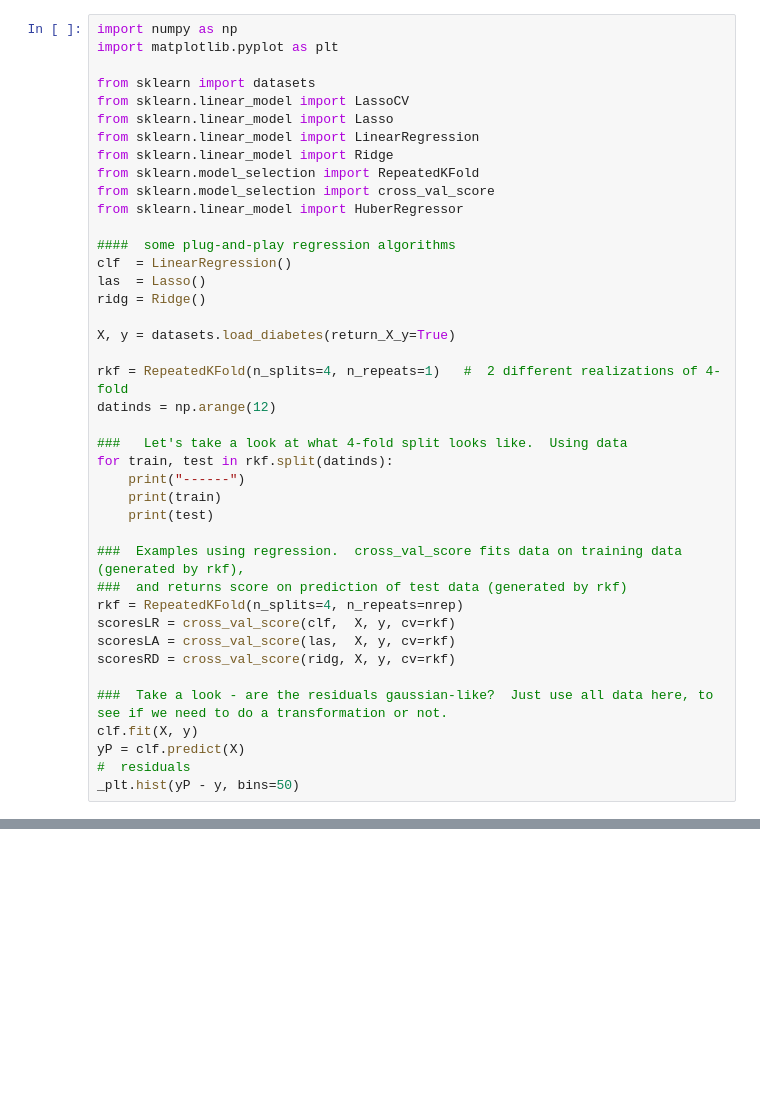
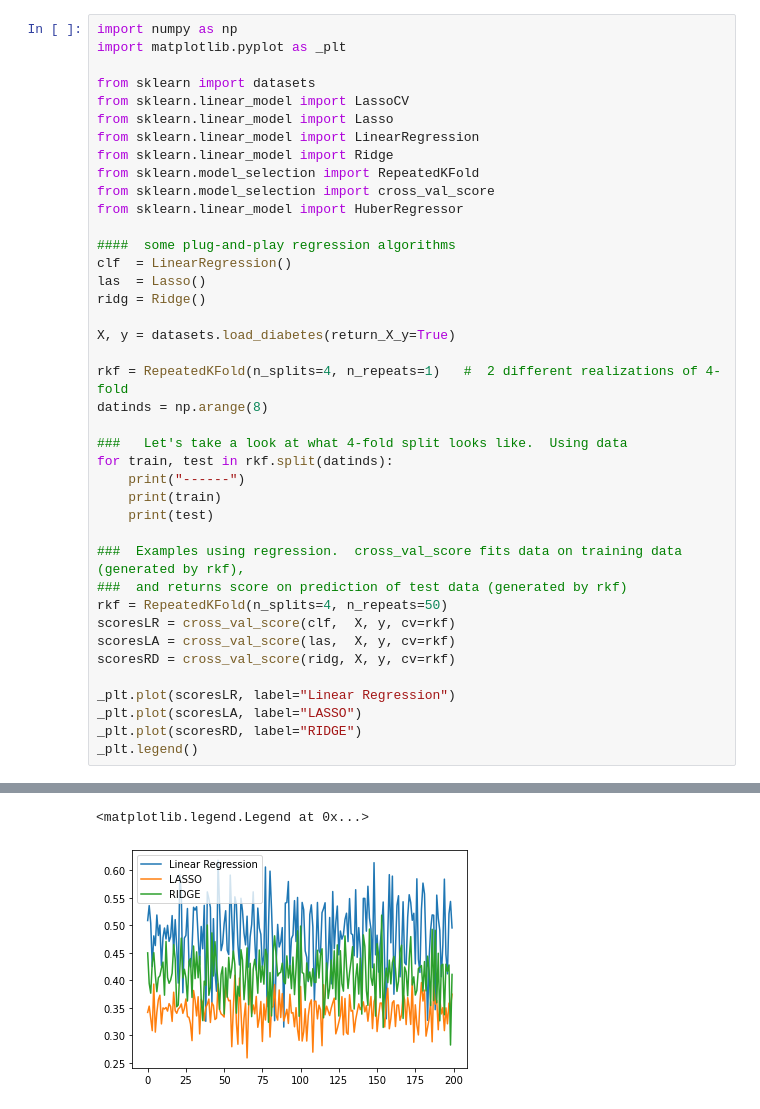
Before and after one commit to AraiKensuke/AIiRPS, a Jupyter notebook: LinearRegression.ipynb, the cells around one changed output, grey strips where cells are left out. Drawn from its saved outputs; the diff is of its cells as text; blank space fills up the shorter version.

```diff
--- a/LinearRegression.ipynb
+++ b/LinearRegression.ipynb
@@ -2,7 +2,7 @@
 <a href="https://colab.research.google.com/github/AraiKensuke/AIiRPS/blob/master/LinearRegression.ipynb" target="_parent"><img src="https://colab.research.google.com/assets/colab-badge.svg" alt="Open In Colab"/></a>
 # %%
 import numpy as np
-import matplotlib.pyplot as plt
+import matplotlib.pyplot as _plt
 
 from sklearn import datasets
 from sklearn.linear_model import LassoCV
@@ -21,7 +21,7 @@ ridg = Ridge()
 X, y = datasets.load_diabetes(return_X_y=True)
 
 rkf = RepeatedKFold(n_splits=4, n_repeats=1)   #  2 different realizations of 4-fold
-datinds = np.arange(12)
+datinds = np.arange(8)
 
 ###   Let's take a look at what 4-fold split looks like.  Using data
 for train, test in rkf.split(datinds):
@@ -31,13 +31,13 @@ for train, test in rkf.split(datinds):
 
 ###  Examples using regression.  cross_val_score fits data on training data (generated by rkf),
 ###  and returns score on prediction of test data (generated by rkf)
-rkf = RepeatedKFold(n_splits=4, n_repeats=nrep)
+rkf = RepeatedKFold(n_splits=4, n_repeats=50)
 scoresLR = cross_val_score(clf,  X, y, cv=rkf)
 scoresLA = cross_val_score(las,  X, y, cv=rkf)
 scoresRD = cross_val_score(ridg, X, y, cv=rkf)
 
-###  Take a look - are the residuals gaussian-like?  Just use all data here, to see if we need to do a transformation or not.
-clf.fit(X, y)
-yP = clf.predict(X)
-#  residuals
-_plt.hist(yP - y, bins=50)
+_plt.plot(scoresLR, label="Linear Regression")
+_plt.plot(scoresLA, label="LASSO")
+_plt.plot(scoresRD, label="RIDGE")
+_plt.legend()
+# %% [output]
@@ -43,0 +56,2 @@ _plt.hist(yP - y, bins=50)
+<matplotlib.legend.Legend at 0x...>
+[figure, added]
```
Also changed, not shown: parts of 2 cells of this notebook.
